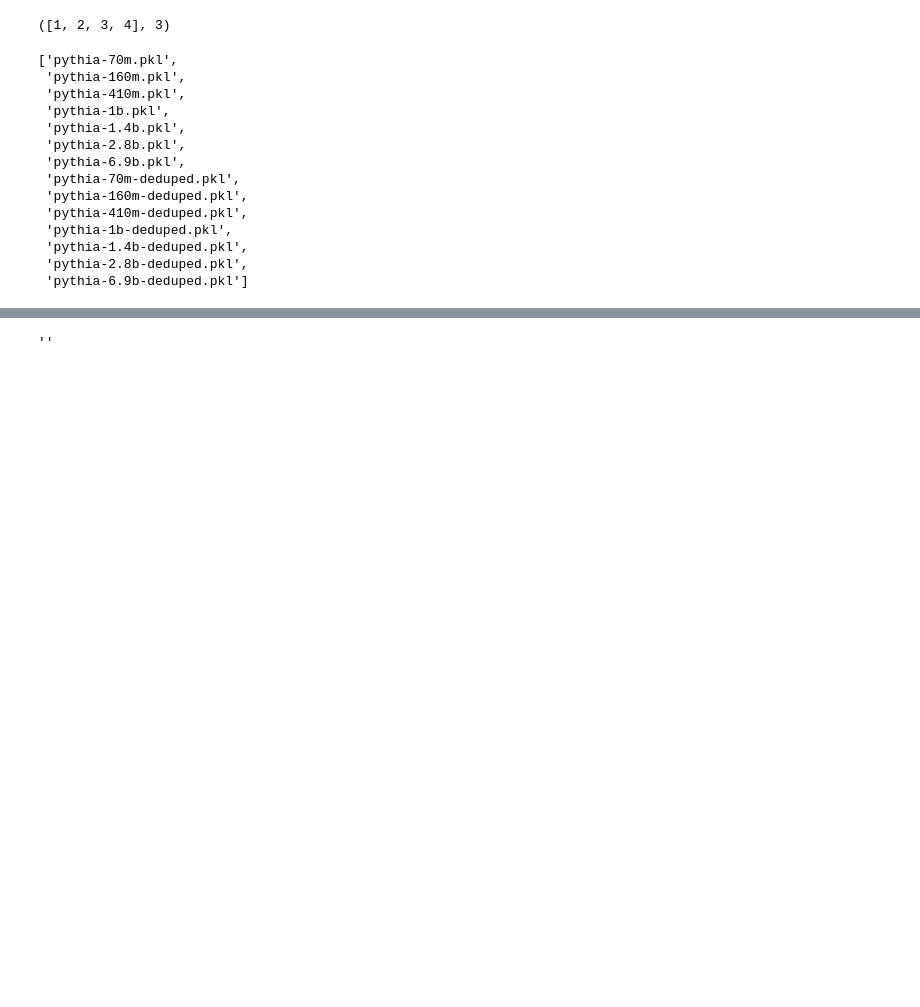
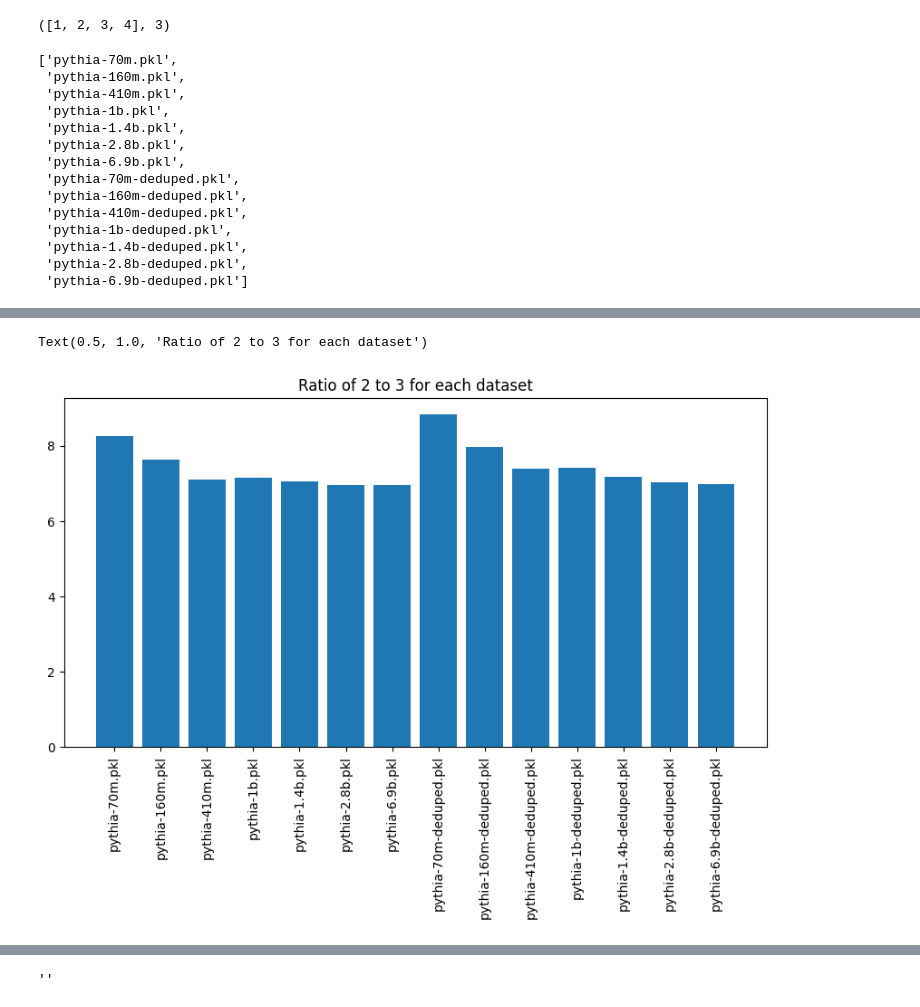
Before and after one commit to EleutherAI/semantic-memorization, a Jupyter notebook: aflah/data_investigation/exact_match_compare.ipynb, the cells around one changed output, grey strips where cells are left out. Saved outputs shown, nothing was run; the diff lists cells and outputs as text; code cells hidden in the pictures; blank space fills up the shorter version.

Commit message:
Exact Match More Plots

```diff
--- a/aflah/data_investigation/exact_match_compare.ipynb
+++ b/aflah/data_investigation/exact_match_compare.ipynb
@@ -150,0 +116,12 @@ pythia-6.9b-deduped.pkl
+# %%
+df_ratios = pd.DataFrame(columns=['file', 'ratio_2_3', 'ratio_2_total', 'ratio_3_total', 'ratio_not_memorized_total'])
+for file in files:
+    df = load_df_with_chunk_and_k(file)
+    k_dist = df['k'].value_counts().to_dict()
+    ratio_2_3 = k_dist[2]/k_dist[3]
+    ratio_2_total = k_dist[2]/sum(k_dist.values())
+    ratio_3_total = k_dist[3]/sum(k_dist.values())
+    ratio_minusone_total = k_dist[-1]/sum(k_dist.values())
+    print(file, ratio_2_3, ratio_2_total, ratio_3_total, ratio_minusone_total)
+    df_ratios = df_ratios.append({'file': file, 'ratio_2_3': ratio_2_3, 'ratio_2_total': ratio_2_total, 'ratio_3_total': ratio_3_total, 'ratio_not_memorized_total': ratio_minusone_total}, ignore_index=True)
+df_ratios
@@ -150,0 +160,10 @@ pythia-6.9b-deduped.pkl
+# %%
+# plot ratio_2_3
+plt.figure(figsize=(10, 5))
+plt.bar(df_ratios['file'], df_ratios['ratio_2_3'])
+# rotate xticks
+plt.xticks(rotation=90)
+plt.title('Ratio of 2 to 3 for each dataset')
+# %% [output]
+Text(0.5, 1.0, 'Ratio of 2 to 3 for each dataset')
+[figure, added]
```
Also changed, not shown: parts of 10 cells of this notebook, 1 other file.
